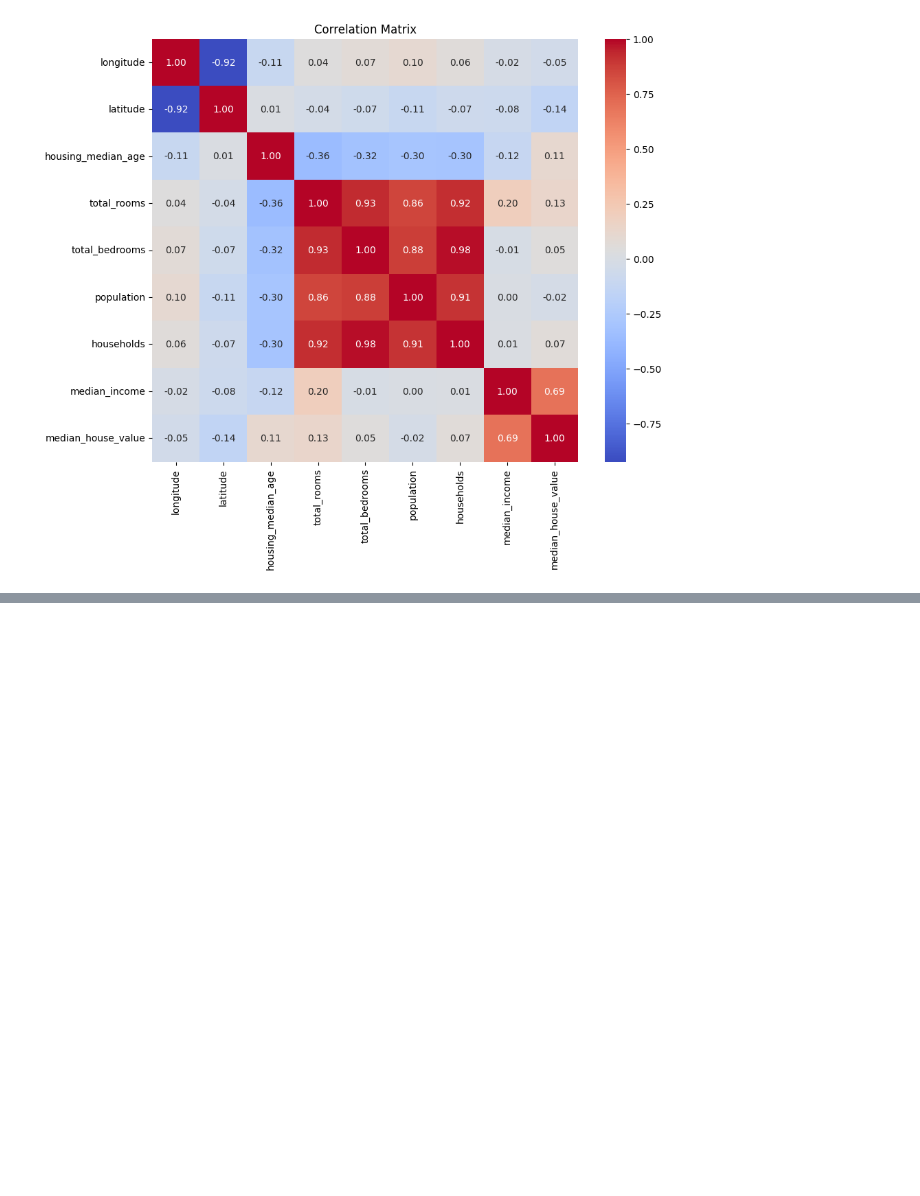
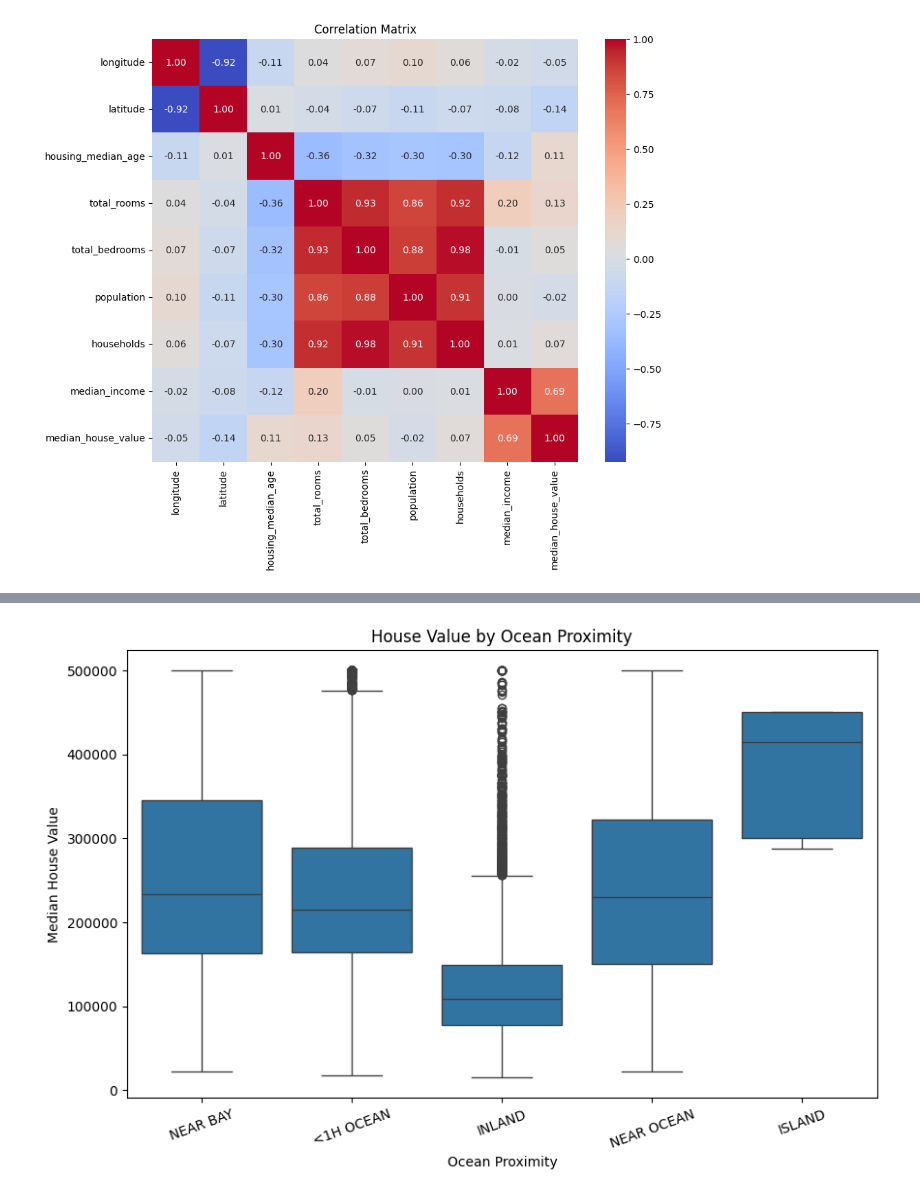
Before and after one commit to bnfshedehqan/house-price-prediction, a Jupyter notebook: house_price_prediction.ipynb, the cells around one changed output, grey strips where cells are left out. Cells and saved outputs as stored; diff of their text form; code cells hidden in the pictures; blank space fills up the shorter version.

```diff
--- a/house_price_prediction.ipynb
+++ b/house_price_prediction.ipynb
@@ -162,0 +191,19 @@ plt.show()
+# %%
+# موقعیت نسبت به اقیانوس چه ارتباطی با قیمت خانه دارد
+plt.figure(figsize=(10, 6))
+
+sns.boxplot(
+    data=df,
+    x="ocean_proximity",
+    y="median_house_value"
+)
+
+plt.title("House Value by Ocean Proximity")
+plt.xlabel("Ocean Proximity")
+plt.ylabel("Median House Value")
+
+plt.xticks(rotation=20)
+
+plt.show()
+# %% [output]
+[figure, added]
```
Also changed, not shown: parts of 14 cells of this notebook.
